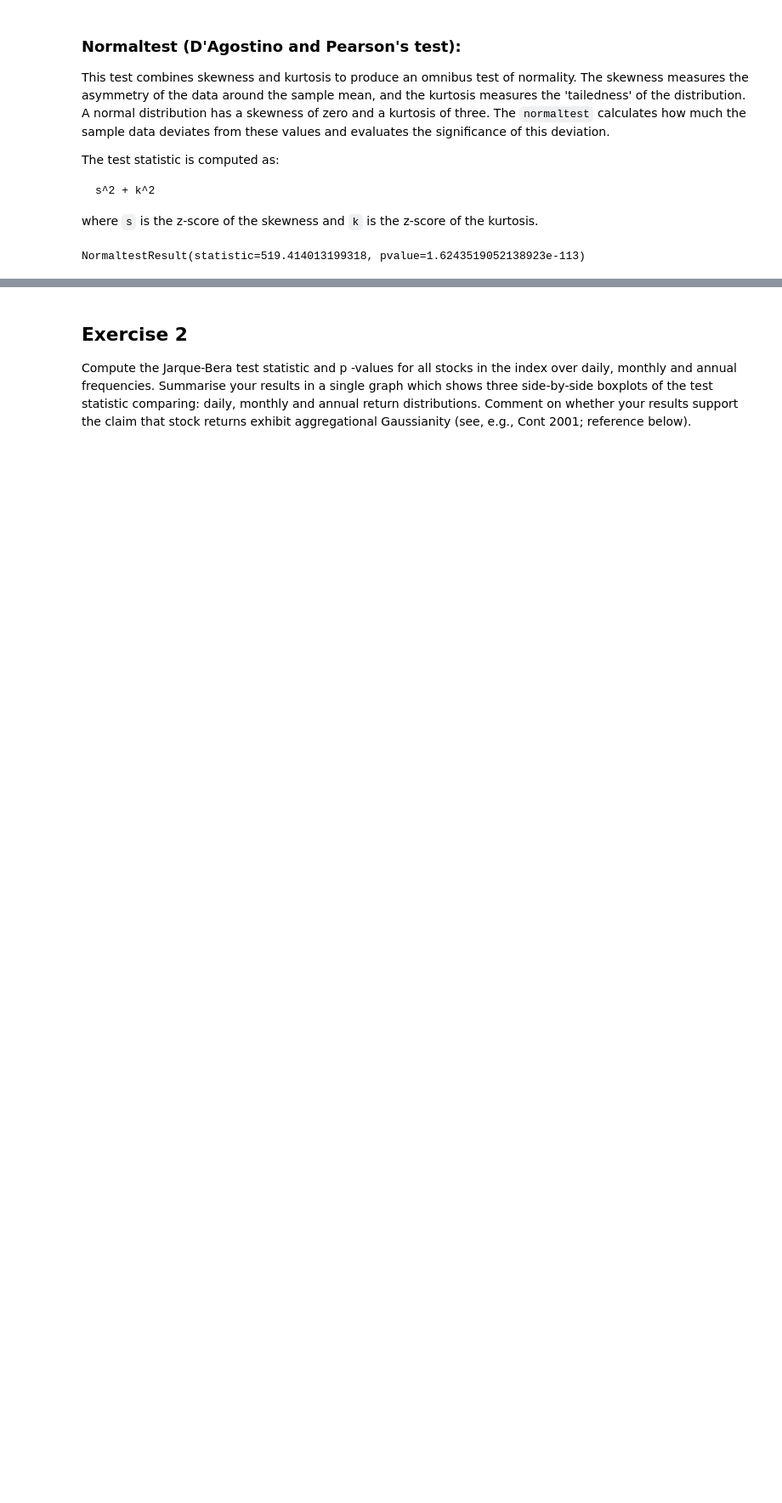
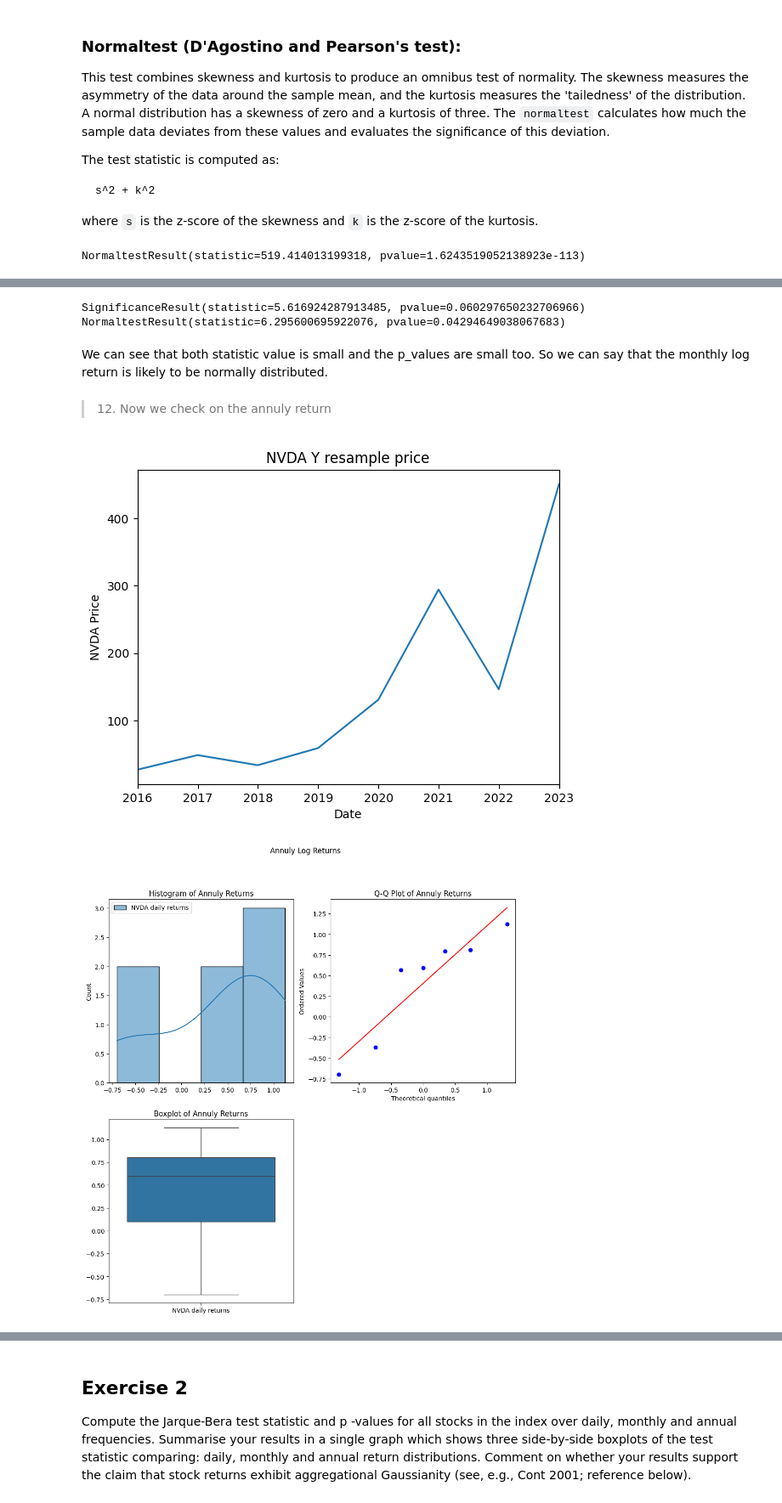
Before and after one commit to izero0324/Scientific-Computing-For-Finance, a Jupyter notebook: lab8/lab8.ipynb, the cells around one changed output, grey strips where cells are left out. Shown at 85% size. Drawn from its saved outputs; the diff is of its cells as text; code cells hidden in the pictures; blank space fills up the shorter version.

```diff
--- a/lab8/lab8.ipynb
+++ b/lab8/lab8.ipynb
@@ -183,3 +195,19 @@ normally_dist_vis_check(nvda_m_, nvda_m)
+# %%
+monthly_jb_test = stats.jarque_bera(nvda_m)
+monthly_normal_test = normaltest(nvda_m)
+print(monthly_jb_test)
+print(monthly_normal_test)
+# %% [output]
+SignificanceResult(statistic=5.616924287913485, pvalue=0.060297650232706966)
+NormaltestResult(statistic=6.295600695922076, pvalue=0.04294649038067683)
+# %% [markdown]
+We can see that both statistic value is small and the p_values are small too.
+So we can say that the monthly log return is likely to be normally distributed.
+# %% [markdown]
+> 12. Now we check on the annuly return
 # %%
-nvda_y_ = pd.DataFrame({'NVDA daily returns': nvda_y}, index=resample(nvda_price, 'Y').index[1:])
-normally_dist_vis_check(nvda_y_, nvda_y)
+nvda_y_ = pd.DataFrame({'NVDA daily returns': nvda_y}, index=resample(nvda_price, 'Y', plot=True).index[1:])
+normally_dist_vis_check(nvda_y_, nvda_y, 'Annuly')
+# %% [output]
+[figure, added]
+[figure, added]
```
Also changed, not shown: parts of 65 cells of this notebook, 1 other file.
